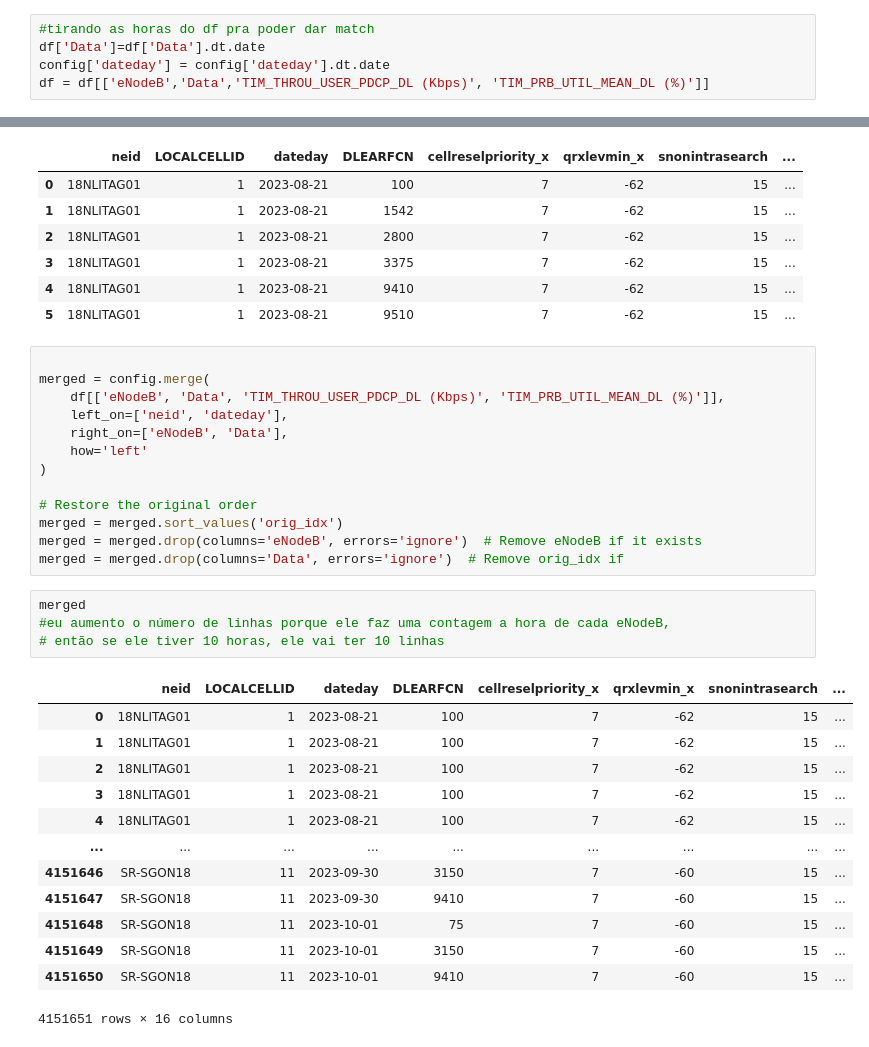
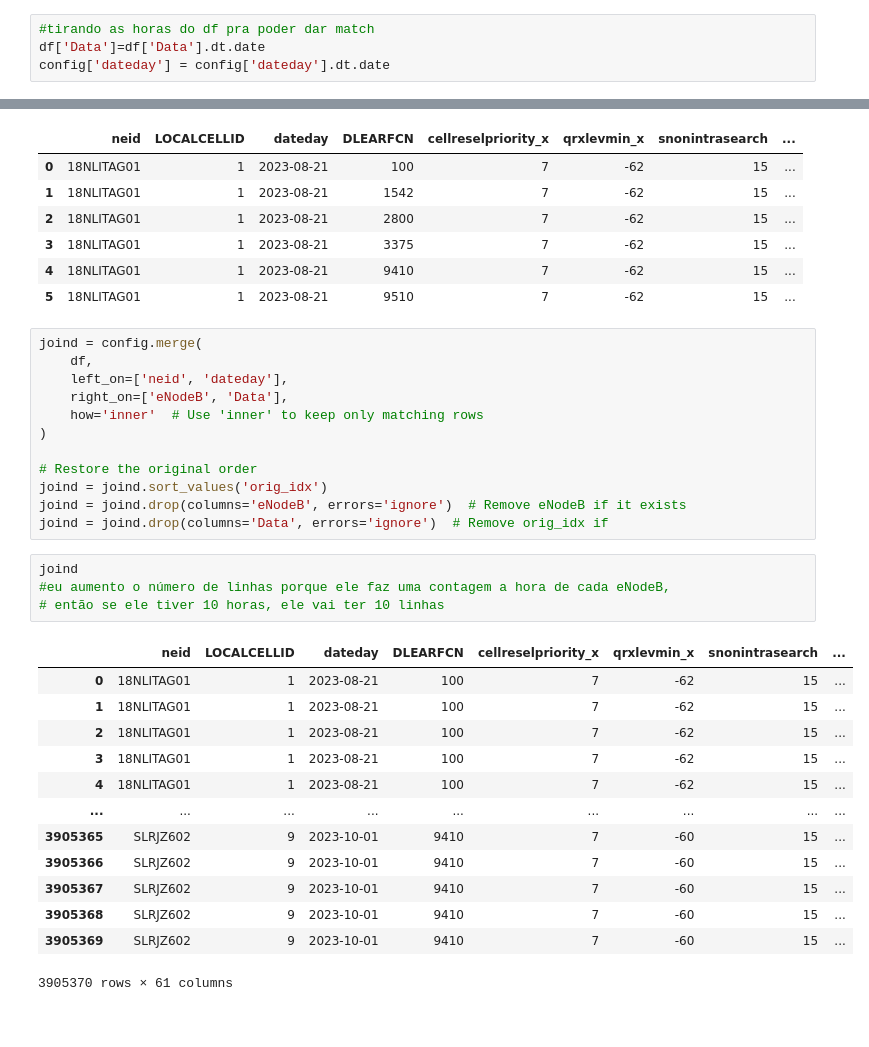
Before and after one commit to BrunoWolf03/TCC-TIM, a Jupyter notebook: sintese.ipynb, the cells around one changed output, grey strips where cells are left out. Cells and saved outputs as stored; diff of their text form.

Commit message:
preprocessoing e merged w all columns

```diff
--- a/sintese.ipynb
+++ b/sintese.ipynb
@@ -15,7 +15,6 @@ config = pd.read_parquet(r"data/df_huawei_config_2108_0110.parquet", engine="pya
 #tirando as horas do df pra poder dar match
 df['Data']=df['Data'].dt.date
 config['dateday'] = config['dateday'].dt.date
-df = df[['eNodeB','Data','TIM_THROU_USER_PDCP_DL (Kbps)', 'TIM_PRB_UTIL_MEAN_DL (%)']]
 # %%
 # Add an index to preserve original order
 config['orig_idx'] = config.index
@@ -29,35 +28,34 @@ config.head(6)
 | 4 | 18NLITAG01 | 1 | 2023-08-21 | 9410 | 7 | -62 | 15 | ... |
 | 5 | 18NLITAG01 | 1 | 2023-08-21 | 9510 | 7 | -62 | 15 | ... |
 # %%
-
-merged = config.merge(
-    df[['eNodeB', 'Data', 'TIM_THROU_USER_PDCP_DL (Kbps)', 'TIM_PRB_UTIL_MEAN_DL (%)']],
+joind = config.merge(
+    df,
     left_on=['neid', 'dateday'],
     right_on=['eNodeB', 'Data'],
-    how='left'
+    how='inner'  # Use 'inner' to keep only matching rows
 )
 
 # Restore the original order
-merged = merged.sort_values('orig_idx')
-merged = merged.drop(columns='eNodeB', errors='ignore')  # Remove eNodeB if it exists
-merged = merged.drop(columns='Data', errors='ignore')  # Remove orig_idx if
+joind = joind.sort_values('orig_idx')
+joind = joind.drop(columns='eNodeB', errors='ignore')  # Remove eNodeB if it exists
+joind = joind.drop(columns='Data', errors='ignore')  # Remove orig_idx if
 # %%
-merged
+joind
 #eu aumento o número de linhas porque ele faz uma contagem a hora de cada eNodeB,
 # então se ele tiver 10 horas, ele vai ter 10 linhas
 # %% [output]
 |  | neid | LOCALCELLID | dateday | DLEARFCN | cellreselpriority_x | qrxlevmin_x | snonintrasearch | ... |
 | 0 | 18NLITAG01 | 1 | 2023-08-21 | 100 | 7 | -62 | 15 | ... |
 | 1 | 18NLITAG01 | 1 | 2023-08-21 | 100 | 7 | -62 | 15 | ... |
 | 2 | 18NLITAG01 | 1 | 2023-08-21 | 100 | 7 | -62 | 15 | ... |
 | 3 | 18NLITAG01 | 1 | 2023-08-21 | 100 | 7 | -62 | 15 | ... |
 | 4 | 18NLITAG01 | 1 | 2023-08-21 | 100 | 7 | -62 | 15 | ... |
 | ... | ... | ... | ... | ... | ... | ... | ... | ... |
-| 4151646 | SR-SGON18 | 11 | 2023-09-30 | 3150 | 7 | -60 | 15 | ... |
-| 4151647 | SR-SGON18 | 11 | 2023-09-30 | 9410 | 7 | -60 | 15 | ... |
-| 4151648 | SR-SGON18 | 11 | 2023-10-01 | 75 | 7 | -60 | 15 | ... |
-| 4151649 | SR-SGON18 | 11 | 2023-10-01 | 3150 | 7 | -60 | 15 | ... |
-| 4151650 | SR-SGON18 | 11 | 2023-10-01 | 9410 | 7 | -60 | 15 | ... |
+| 3905365 | SLRJZ602 | 9 | 2023-10-01 | 9410 | 7 | -60 | 15 | ... |
+| 3905366 | SLRJZ602 | 9 | 2023-10-01 | 9410 | 7 | -60 | 15 | ... |
+| 3905367 | SLRJZ602 | 9 | 2023-10-01 | 9410 | 7 | -60 | 15 | ... |
+| 3905368 | SLRJZ602 | 9 | 2023-10-01 | 9410 | 7 | -60 | 15 | ... |
+| 3905369 | SLRJZ602 | 9 | 2023-10-01 | 9410 | 7 | -60 | 15 | ... |
-4151651 rows × 16 columns
+3905370 rows × 61 columns
 # %%
 print("orig_idx in config:", 'orig_idx' in config.columns)
```
Also changed, not shown: parts of 2 cells of this notebook, 3 other files.
